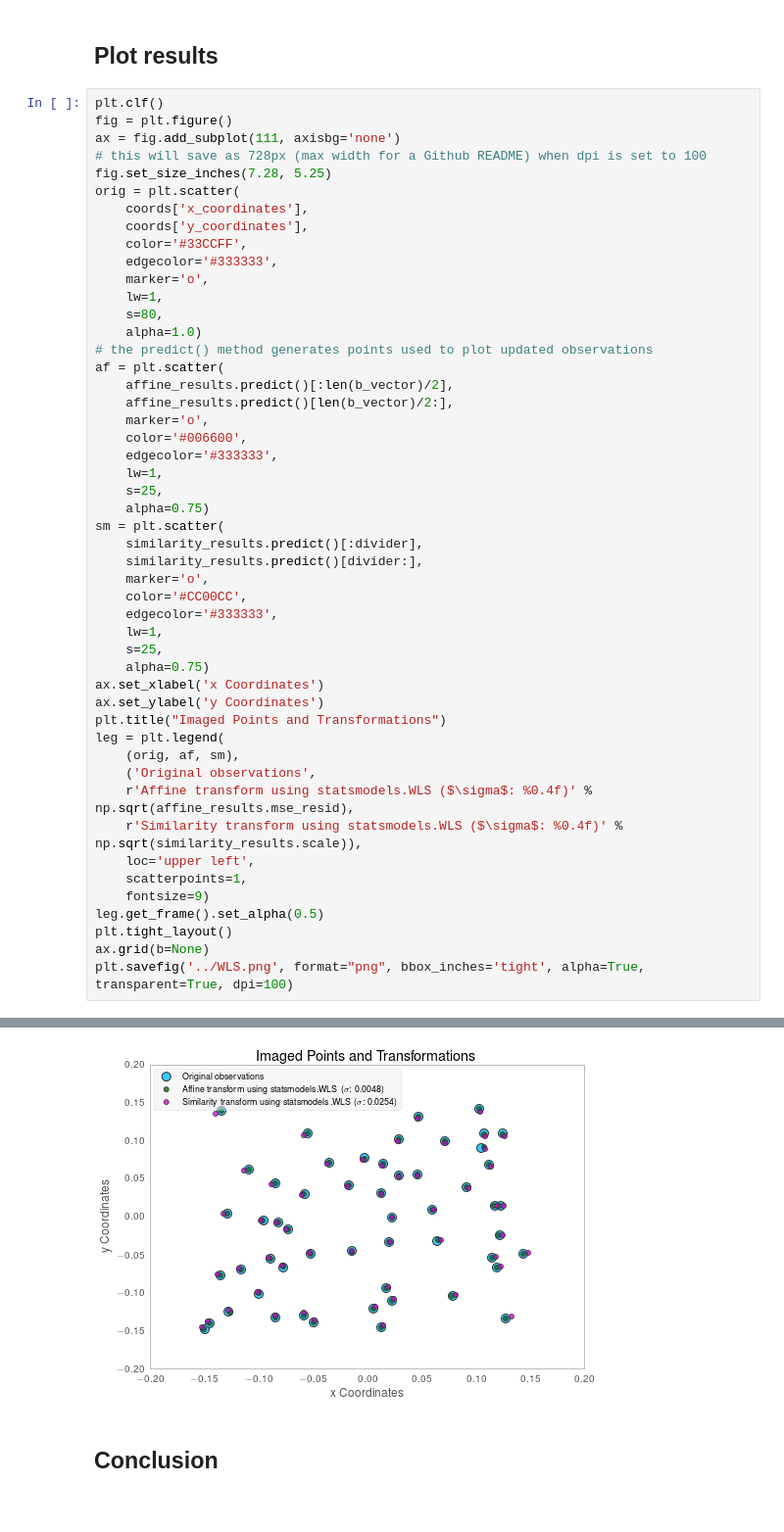
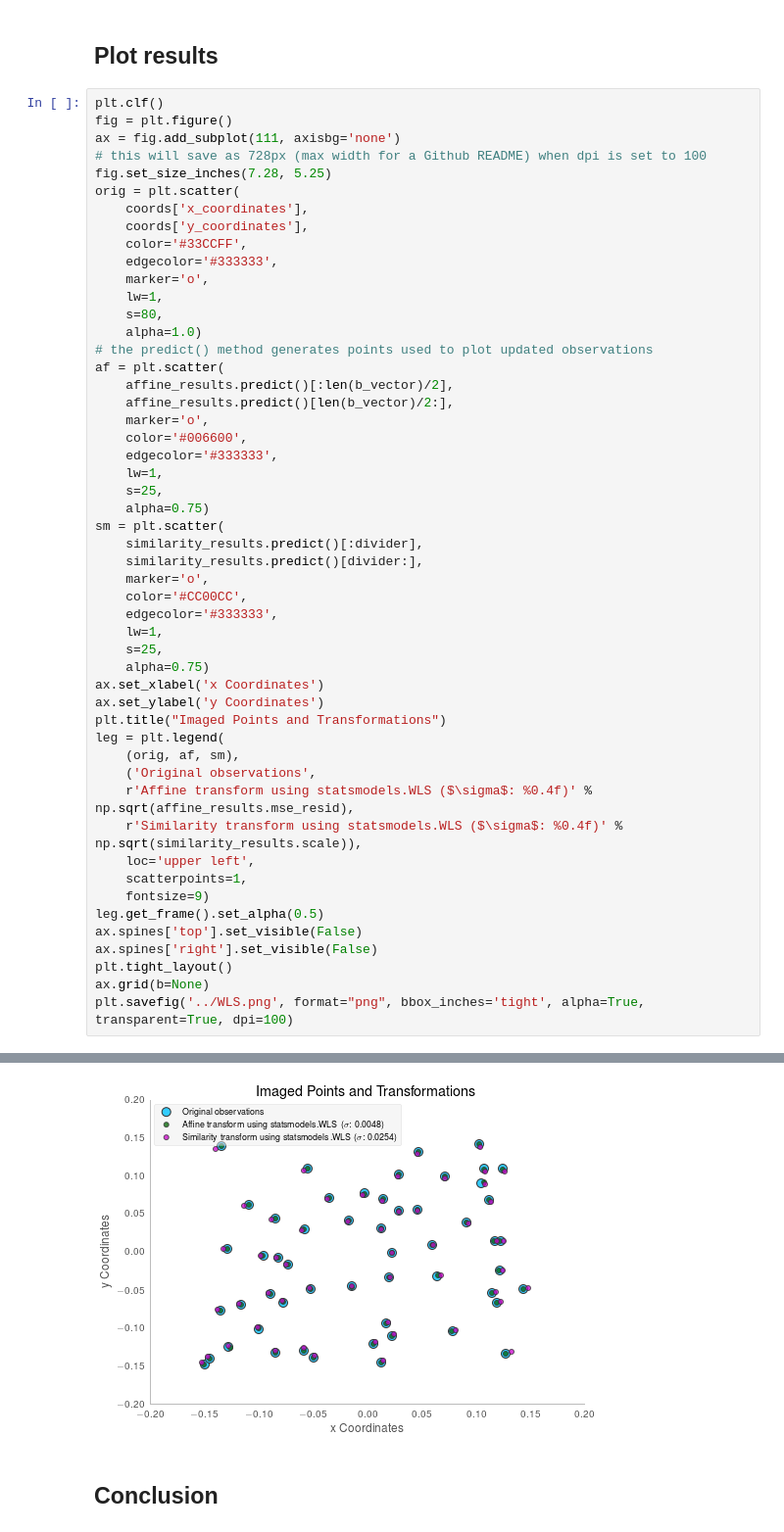
Before and after one commit to urschrei/linalg, a Jupyter notebook: notebooks/weighted_least_squares.ipynb, the cells around one changed output, grey strips where cells are left out. Shown at 98% size. Cells and saved outputs as stored; diff of their text form.

```diff
--- a/notebooks/weighted_least_squares.ipynb
+++ b/notebooks/weighted_least_squares.ipynb
@@ -241,34 +241,36 @@ af = plt.scatter(
     edgecolor='#333333',
     lw=1,
     s=25,
     alpha=0.75)
 sm = plt.scatter(
     similarity_results.predict()[:divider],
     similarity_results.predict()[divider:],
     marker='o',
     color='#CC00CC',
     edgecolor='#333333',
     lw=1,
     s=25,
     alpha=0.75)
 ax.set_xlabel('x Coordinates')
 ax.set_ylabel('y Coordinates')
 plt.title("Imaged Points and Transformations")
 leg = plt.legend(
     (orig, af, sm),
     ('Original observations',
     r'Affine transform using statsmodels.WLS ($\sigma$: %0.4f)' % np.sqrt(affine_results.mse_resid),
     r'Similarity transform using statsmodels.WLS ($\sigma$: %0.4f)' % np.sqrt(similarity_results.scale)),
     loc='upper left',
     scatterpoints=1,
     fontsize=9)
 leg.get_frame().set_alpha(0.5)
+ax.spines['top'].set_visible(False)
+ax.spines['right'].set_visible(False)
 plt.tight_layout()
 ax.grid(b=None)
 plt.savefig('../WLS.png', format="png", bbox_inches='tight', alpha=True, transparent=True, dpi=100)
 # %% [output]
 <matplotlib.figure.Figure at 0x...>
-[figure, old version]
+[figure, new version]
 # %% [markdown]
 ## Conclusion
 # %% [markdown]
```
Also changed, not shown: parts of 2 cells of this notebook, 3 other files.
